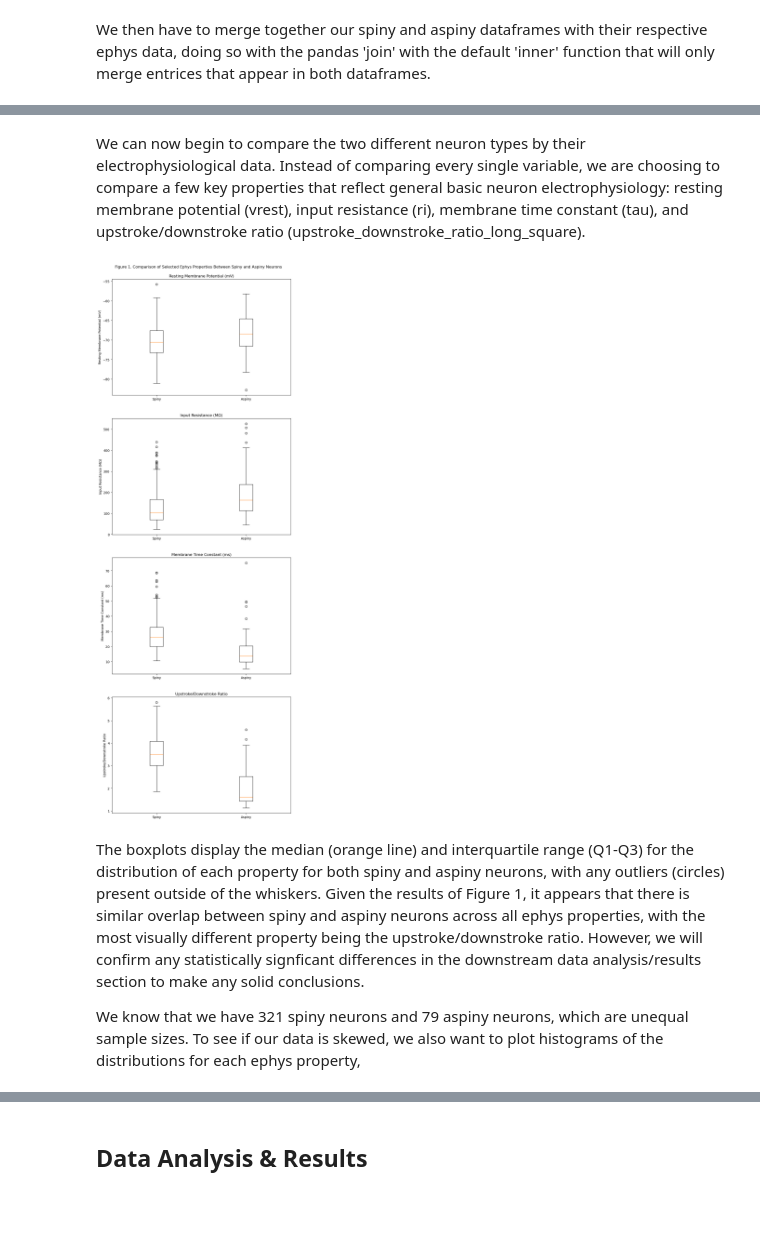
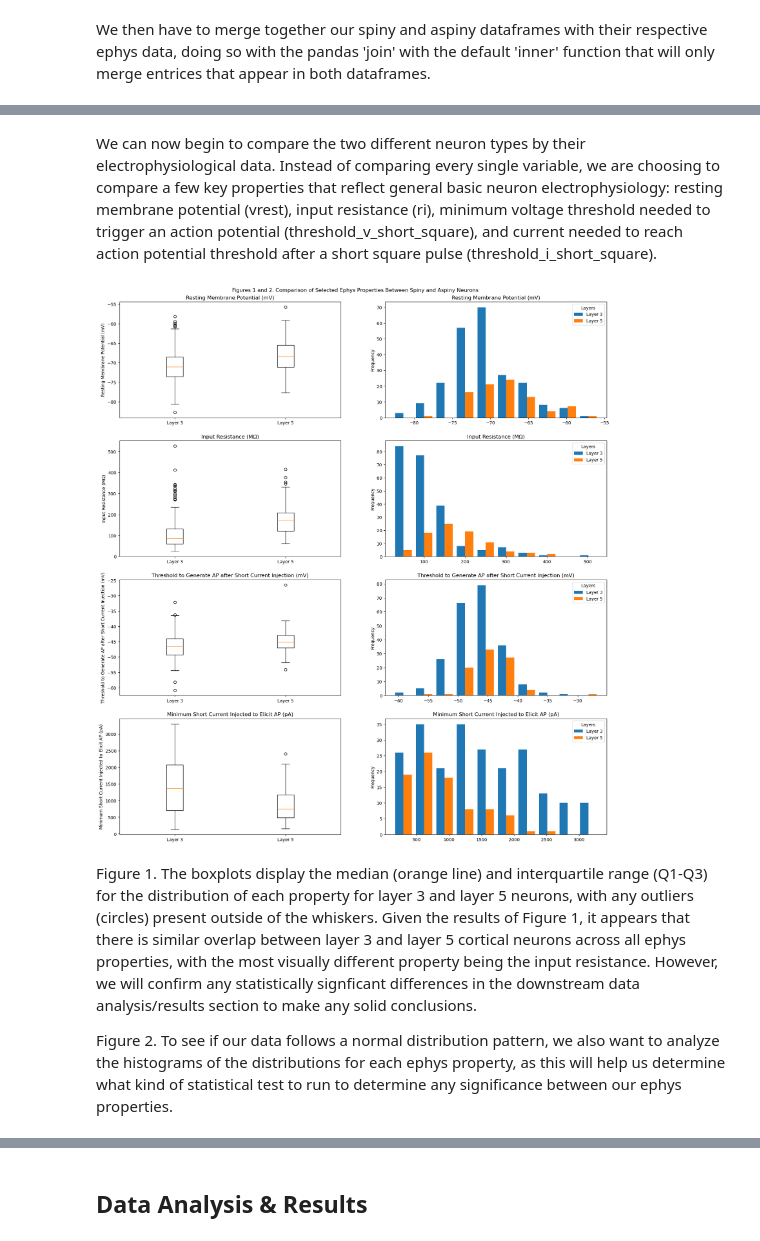
Before and after one commit to cbn003/CellTypes, a Jupyter notebook: CellTypesProject.ipynb, the cells around one changed output, grey strips where cells are left out. Drawn from its saved outputs; the diff is of its cells as text; code cells hidden in the pictures; blank space fills up the shorter version.

```diff
--- a/CellTypesProject.ipynb
+++ b/CellTypesProject.ipynb
@@ -75,6 +77,6 @@ For the scope of our project, we are interested in comparing spiny and aspiny ne
 # %%
-# Creating separate datasets for spiny versus aspiny neurons within all brain regions
-human_spiny = human_df[human_df['dendrite_type'] == 'spiny']
-human_aspiny = human_df[human_df['dendrite_type'] == 'aspiny']
+# Creating separate datasets for layer 3 versus layer 5 neurons
+human_layer3 = human_df[human_df['structure_layer_name'] == '3']
+human_layer5 = human_df[human_df['structure_layer_name'] == '5']
 # %%
 # Checking the dataframe to ensure it has the correct rows
@@ -116,6 +135,6 @@ Index(['adaptation', 'avg_isi', 'electrode_0_pa', 'f_i_curve_slope',
 # %% [markdown]
 We then have to merge together our spiny and aspiny dataframes with their respective ephys data, doing so with the pandas 'join' with the default 'inner' function that will only merge entrices that appear in both dataframes.
 # %%
-human_spiny_ephys = human_spiny.join(ephys_features, how='inner')
-human_aspiny_ephys = human_aspiny.join(ephys_features, how='inner')
+human_3_ephys = human_layer3.join(ephys_features, how='inner')
+human_5_ephys = human_layer5.join(ephys_features, how='inner')
 # %%
@@ -141,40 +174,46 @@ human_aspiny_ephys.head(5) # Checking the dataframe to ensure the merge was succ
 # %% [markdown]
-We can now begin to compare the two different neuron types by their electrophysiological data. Instead of comparing every single variable, we are choosing to compare a few key properties that reflect general basic neuron electrophysiology: resting membrane potential (vrest), input resistance (ri), membrane time constant (tau), and upstroke/downstroke ratio (upstroke_downstroke_ratio_long_square).
+We can now begin to compare the two different neuron types by their electrophysiological data. Instead of comparing every single variable, we are choosing to compare a few key properties that reflect general basic neuron electrophysiology: resting membrane potential (vrest), input resistance (ri), minimum voltage threshold needed to trigger an action potential (threshold_v_short_square), and current needed to reach action potential threshold after a short square pulse (threshold_i_short_square).
 # %%
-fig, ax = plt.subplots(4, figsize=(10, 30))
+fig, ax = plt.subplots(4,2, figsize=(20,22))
 
 # Creating a list of ephys properties that will be plotted
-ephys_properties = ['vrest', 'ri', 'tau', 'upstroke_downstroke_ratio_long_square']
-ephys_feature_title = ['Resting Membrane Potential (mV)', 'Input Resistance (MΩ)', 'Membrane Time Constant (ms)', 'Upstroke/Downstroke Ratio']
+ephys_properties = ['vrest', 'ri', 'threshold_v_short_square', 'threshold_i_short_square']
+ephys_feature_title = ['Resting Membrane Potential (mV)', 'Input Resistance (MΩ)', 'Threshold to Generate AP after Short Current Injection (mV)', 'Minimum Short Current Injected to Elicit AP (pA)']
 
 # Establishing an index for the downstream looping
 index = 0
 
 # Looping through each ephys property to make its own separate subplot in the entire figure
 for item in ephys_properties:
 
     # Removing NaN values that might skew the boxplot data distribution
-    spiny_ephys = human_spiny_ephys[item].dropna()
-    aspiny_ephys = human_aspiny_ephys[item].dropna()
+    layer3_ephys = human_3_ephys[item].dropna()
+    layer5_ephys = human_5_ephys[item].dropna()
 
-    # Plotting each property with its own x-axis and y-axis labels
-    ax[index].boxplot([spiny_ephys, aspiny_ephys])
-    ax[index].set_xticks([1, 2])
-    ax[index].set_xticklabels(["Spiny", "Aspiny"])
-    ax[index].set_ylabel(ephys_feature_title[index])
-    ax[index].set_title(f'{ephys_feature_title[index]}')
+    # Plotting each property with its own x-axis and y-axis labels as a boxplot on the left column
+    ax[index, 0].boxplot([layer3_ephys, layer5_ephys])
+    ax[index, 0].set_xticks([1, 2])
+    ax[index, 0].set_xticklabels(["Layer 3", "Layer 5"])
+    ax[index, 0].set_ylabel(ephys_feature_title[index])
+    ax[index, 0].set_title(f'{ephys_feature_title[index]}')
+
+     # Plotting each property with its own x-axis and y-axis labels as a histogram on the right column
+    ax[index, 1].hist([layer3_ephys, layer5_ephys], label=['Layer 3', 'Layer 5'])
+    ax[index, 1].legend(title = "Layers")
+    ax[index, 1].set_ylabel('Frequency')
+    ax[index, 1].set_title(f'{ephys_feature_title[index]}')
 
     # After the first subplot is made, the loop will move to the next property
     index += 1
 
 # Adding an overarching figure title
-fig.suptitle("Figure 1. Comparison of Selected Ephys Properties Between Spiny and Aspiny Neurons", fontsize=12,y=0.90)
+fig.suptitle("Figures 1 and 2. Comparison of Selected Ephys Properties Between Spiny and Aspiny Neurons", fontsize=12,y=0.90)
 
 plt.show()
 # %% [output]
-[figure, old version]
+[figure, new version]
 # %% [markdown]
-The boxplots display the median (orange line) and interquartile range (Q1-Q3) for the distribution of each property for both spiny and aspiny neurons, with any outliers (circles) present outside of the whiskers. Given the results of Figure 1, it appears that there is similar overlap between spiny and aspiny neurons across all ephys properties, with the most visually different property being the upstroke/downstroke ratio. However, we will confirm any statistically signficant differences in the downstream data analysis/results section to make any solid conclusions.
+Figure 1. The boxplots display the median (orange line) and interquartile range (Q1-Q3) for the distribution of each property for layer 3 and layer 5 neurons, with any outliers (circles) present outside of the whiskers. Given the results of Figure 1, it appears that there is similar overlap between layer 3 and layer 5 cortical neurons across all ephys properties, with the most visually different property being the input resistance. However, we will confirm any statistically signficant differences in the downstream data analysis/results section to make any solid conclusions.
 
-We know that we have 321 spiny neurons and 79 aspiny neurons, which are unequal sample sizes. To see if our data is skewed, we also want to plot histograms of the distributions for each ephys property,
+Figure 2. To see if our data follows a normal distribution pattern, we also want to analyze the histograms of the distributions for each ephys property, as this will help us determine what kind of statistical test to run to determine any significance between our ephys properties.
 # %% [markdown]
```
Also changed, not shown: parts of 18 cells of this notebook.
